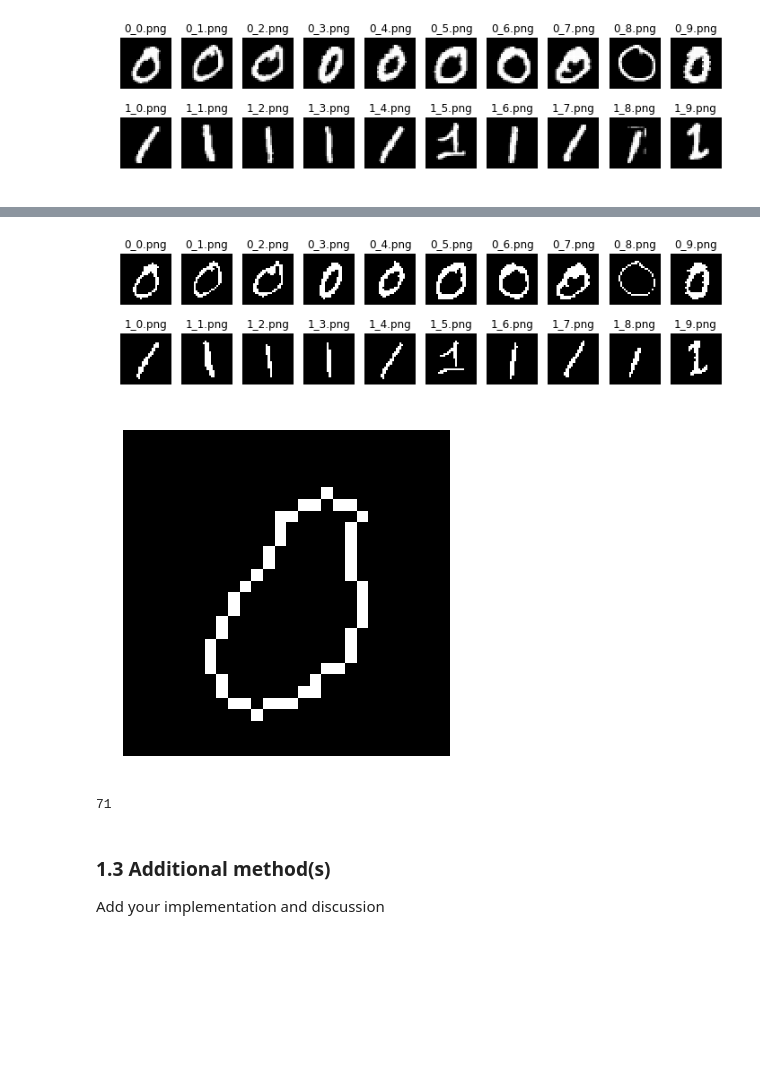
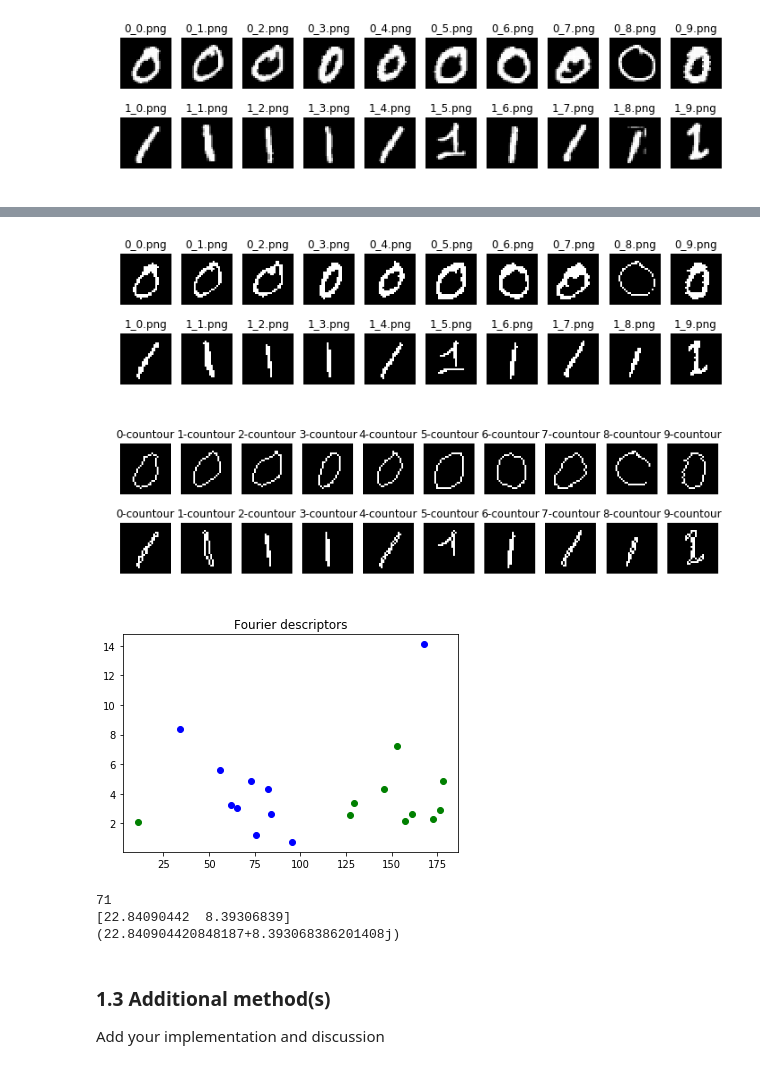
Before and after one commit to hellgheast/Image_analysis, a Jupyter notebook: lab_02_object_description_luca.ipynb, the cells around one changed output, grey strips where cells are left out. Drawn from its saved outputs; the diff is of its cells as text; code cells hidden in the pictures; blank space fills up the shorter version.

Commit message:
Finished fourier descriptors and added region based descriptors

```diff
--- a/lab_02_object_description_luca.ipynb
+++ b/lab_02_object_description_luca.ipynb
@@ -88,16 +78,16 @@ only keep frontier and apply fourier here
 # %%
 # u_k = x_k + j y_k
-#from scipy.fftpack import fft, ifft
-#
-#fft(zeros_im[0]);
+from scipy.fftpack import fft, ifft
+
 import numpy as np
 import skimage.measure as mes
+from scipy.signal import resample
 
 #extract number of images and number of pixels
 N_images, N,tmp = zeros_im.shape
 
 
-#binarize images and count number of points to be in descriptor
+#binarize images
 thres = 230
 zeros_im_bin = zeros_im.copy()
 for i in range(0,N_images):
@@ -123,46 +113,88 @@ for ax, im, nm in zip(axes[0], zeros_im_bin, zeros_names):
     ax.imshow(im, cmap='gray')
     ax.axis('off')
     ax.set_title(nm)
 for ax, im, nm in zip(axes[1], ones_im_bin, ones_names):
     ax.imshow(im, cmap='gray')
     ax.axis('off')
     ax.set_title(nm)
 
-#contour_zeros will be a list of lists of ndarrayw with the coordinates of the contour
+#contour_zeros will be a list of lists of ndarrays with the coordinates of the contour
 #access it with contour_zeros[im_idx,arra_idx,]
 contour_zeros = []
 contour_ones = []
 for i in range(0,N_images):
     contour_zeros.append(mes.find_contours(zeros_im_bin[i], 128, fully_connected='high', positive_orientation='low'))
     contour_ones.append(mes.find_contours(ones_im_bin[i], 128, fully_connected='high', positive_orientation='low'))
 
+
+#visualize contour
 zeros_contour_im = np.zeros((N_images,N,N))
 ones_contour_im = np.zeros((N_images,N,N))
 for j in range(0,N_images):
     for i in range(0,len(contour_zeros[j][0])):
         zeros_contour_im[j,int(round(contour_zeros[j][0][i,0])),int(round(contour_zeros[j][0][i,1]))] = 255
     for i in range(0,len(contour_ones[j][0])):
         ones_contour_im[j,int(round(contour_ones[j][0][i,0])),int(round(contour_ones[j][0][i,1]))] = 255
 
-#visualize one contour
-fig, ax = plt.subplots(1, 1, figsize=(6, 6))
-ax.imshow(zeros_contour_im[0], cmap='gray')
-ax.axis('off')
+fig, ax = plt.subplots(2,N_images, figsize=(12, 3))
+for idx in range(0,N_images):
+        ax[0,idx].imshow(zeros_contour_im[idx], cmap='gray')
+        ax[0,idx].axis('off')
+        ax[0,idx].set_title('{}-countour'.format(idx))
+        ax[1,idx].imshow(ones_contour_im[idx], cmap='gray')
+        ax[1,idx].axis('off')
+        ax[1,idx].set_title('{}-countour'.format(idx))
 plt.show()
 
-#take the smallest contour and downsample the others with scipy.signal.decimate
+#take the smallest contour and downsample the others with scipy.signal.resample
+min_length = len(contour_zeros[0][0])
+for i in range(0,N_images):
+    if (len(contour_zeros[i][0]) < min_length):
+        min_length = len(contour_zeros[i][0])
+    if (len(contour_ones[i][0]) < min_length):
+        min_length = len(contour_ones[i][0])
 
-#when all contours are the same size, take fft
+contour_zeros_normalized = []
+contour_ones_normalized = []
+for i in range(0,N_images):
+    contour_zeros_normalized.append(resample(contour_zeros[i][0],min_length))
+    contour_ones_normalized.append(resample(contour_ones[i][0],min_length))
+
+#convert x, y to cplx x +j*y
+contour_zeros_normalized_cplx = []
+contour_ones_normalized_cplx = []
+for i in range(0,N_images):
+    contour_zeros_normalized_cplx.append(np.sum(contour_zeros_normalized[i] * [1,1j], axis=1))
+    contour_ones_normalized_cplx.append(np.sum(contour_ones_normalized[i] * [1,1j], axis=1))
+
+# take fft
+fourier_descriptors_zeros = []
+fourier_descriptors_ones = []
+
+for i in range(0,N_images):
+    fourier_descriptors_zeros.append(fft(contour_zeros_normalized_cplx[i]))
+    fourier_descriptors_ones.append(fft(contour_ones_normalized_cplx[i]))
 
 #plot ffts
+for i in range(0,N_images):
+    plt.plot(abs(fourier_descriptors_zeros[i][1]),abs(fourier_descriptors_zeros[i][5]),'bo',abs(fourier_descriptors_ones[i][1]),abs(fourier_descriptors_ones[i][5]),'go')
+
+    #plt.plot(abs(fourier_descriptors_zeros[i][1])/abs(fourier_descriptors_zeros[i][3]),abs(fourier_descriptors_zeros[i][2])/abs(fourier_descriptors_zeros[i][4]),'bo',abs(fourier_descriptors_ones[i][1])/abs(fourier_descriptors_ones[i][3]),abs(fourier_descriptors_ones[i][2])/abs(fourier_descriptors_ones[i][4]),'go')
+plt.title('Fourier descriptors')
+plt.show()
 # %% [output]
 [figure]
-[figure, old version]
+[figure, new version]
+[figure, added]
 # %%
 nb_contour = np.zeros((N_images,N_images),np.uint)
 print(len(contour_zeros[1][0]))
+print(contour_zeros_normalized[1][3])
+print(contour_zeros_normalized_cplx[1][3])
 # %% [output]
 71
+[22.84090442  8.39306839]
+(22.840904420848187+8.393068386201408j)
 # %% [markdown]
 ### 1.3 Additional method(s)
 Add your implementation and discussion
```
Also changed, not shown: parts of 4 cells of this notebook.
